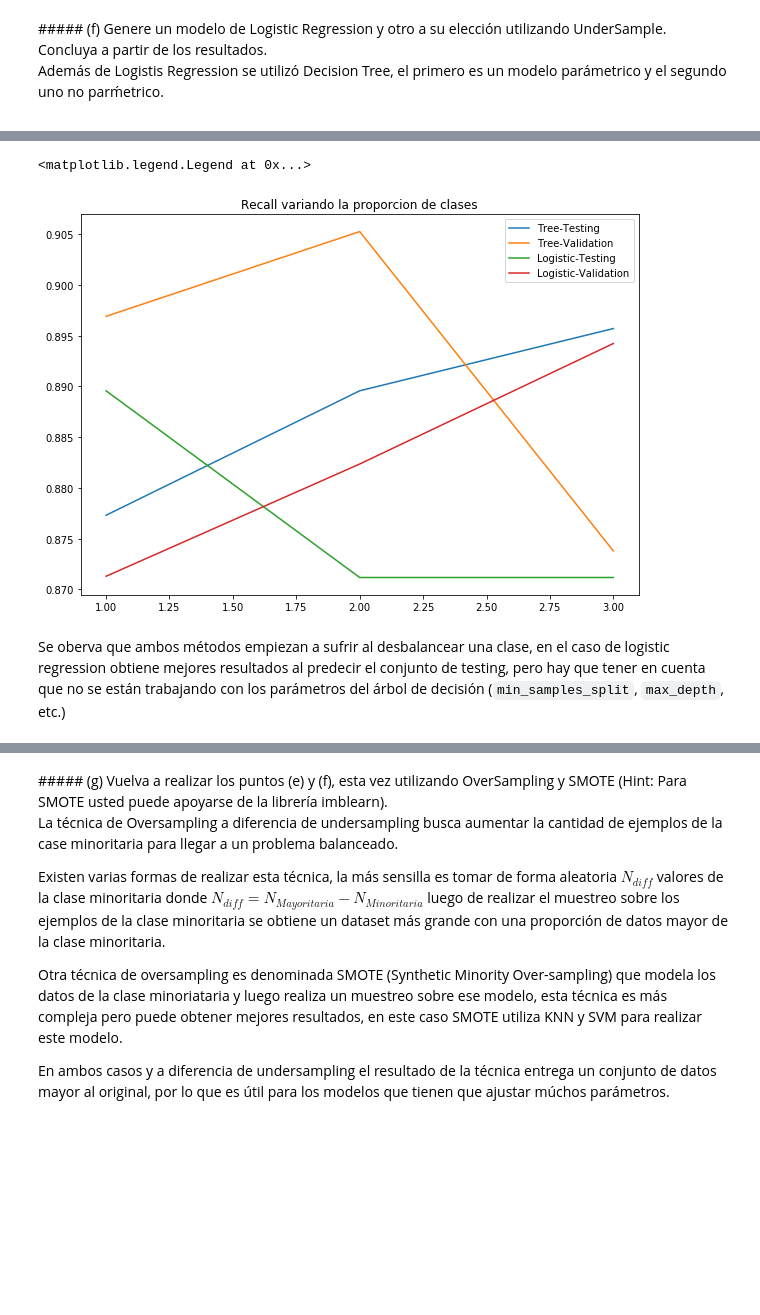
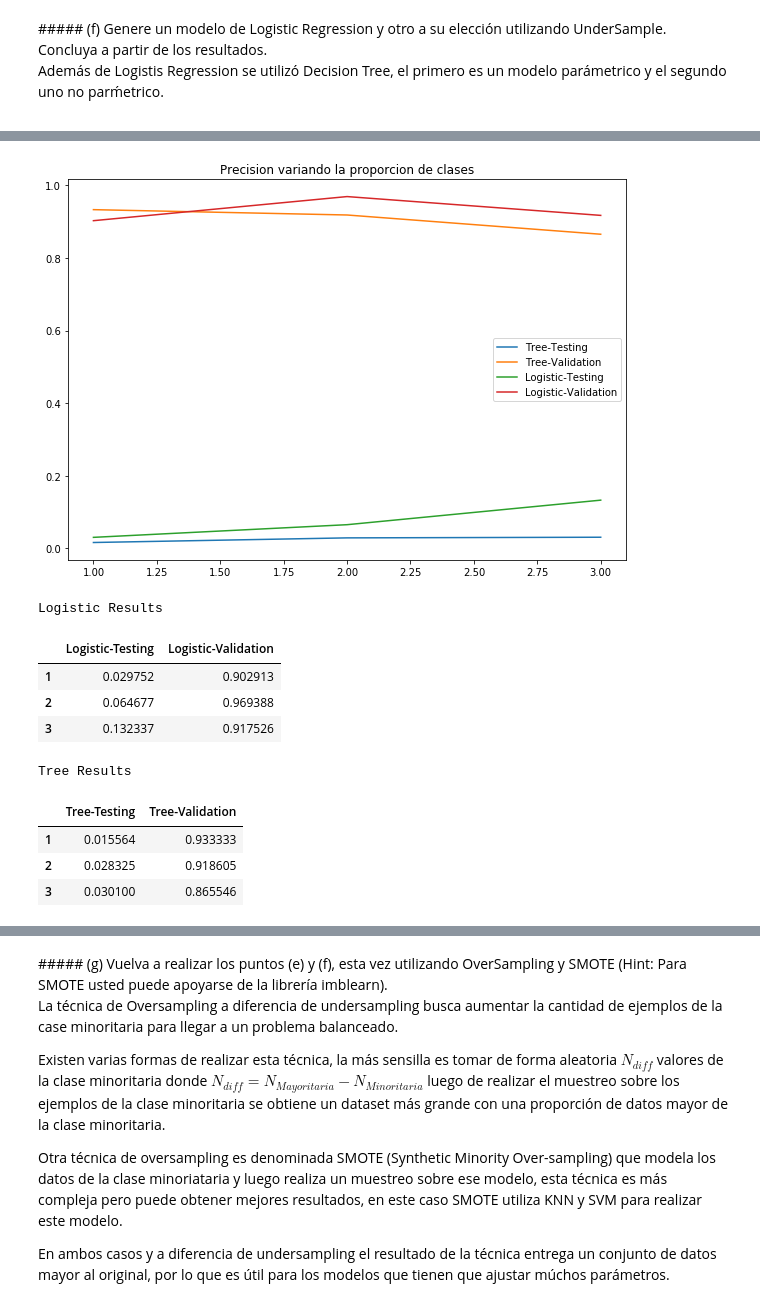
Before and after one commit to cvalenzu/ML-2017, a Jupyter notebook: hw2/Tarea 2.ipynb, the cells around one changed output, grey strips where cells are left out. Drawn from its saved outputs; the diff is of its cells as text; code cells hidden in the pictures; blank space fills up the shorter version.

```diff
--- a/hw2/Tarea 2.ipynb
+++ b/hw2/Tarea 2.ipynb
@@ -776,19 +777,31 @@ avg / total       0.89      0.89      0.89       198
 # %%
 logistic = pd.DataFrame(results_logistic)
 tree = pd.DataFrame(results_tree)
 tree.index = ["Tree-Testing", "Tree-Validation"]
 logistic.index = ["Logistic-Testing", "Logistic-Validation"]
 plt.figure(figsize=(10,7))
 tree = tree.transpose()
 logistic = logistic.transpose()
-plt.title("Recall variando la proporcion de clases")
+plt.title("Precision variando la proporcion de clases")
 plt.plot(tree.iloc[:,0], label=tree.columns[0])
 plt.plot(tree.iloc[:,1], label=tree.columns[1])
 plt.plot(logistic.iloc[:,0], label=logistic.columns[0])
 plt.plot(logistic.iloc[:,1], label=logistic.columns[1])
 plt.legend()
+plt.show()
+print("Logistic Results")
+display(logistic)
+print("Tree Results")
+display(tree)
 # %% [output]
+[figure, new version]
-<matplotlib.legend.Legend at 0x...>
+Logistic Results
-[figure, old version]
+|  | Logistic-Testing | Logistic-Validation |
+| 1 | 0.029752 | 0.902913 |
+| 2 | 0.064677 | 0.969388 |
+| 3 | 0.132337 | 0.917526 |
+Tree Results
+|  | Tree-Testing | Tree-Validation |
+| 1 | 0.015564 | 0.933333 |
+| 2 | 0.028325 | 0.918605 |
+| 3 | 0.030100 | 0.865546 |
-# %% [markdown]
-Se oberva que ambos métodos empiezan a sufrir al desbalancear una clase, en el caso de logistic regression obtiene mejores resultados al predecir el conjunto de testing, pero hay que tener en cuenta que no se están trabajando con los parámetros del árbol de decisión (`min_samples_split`, `max_depth`, etc.)
```
Also changed, not shown: parts of 14 cells of this notebook.
